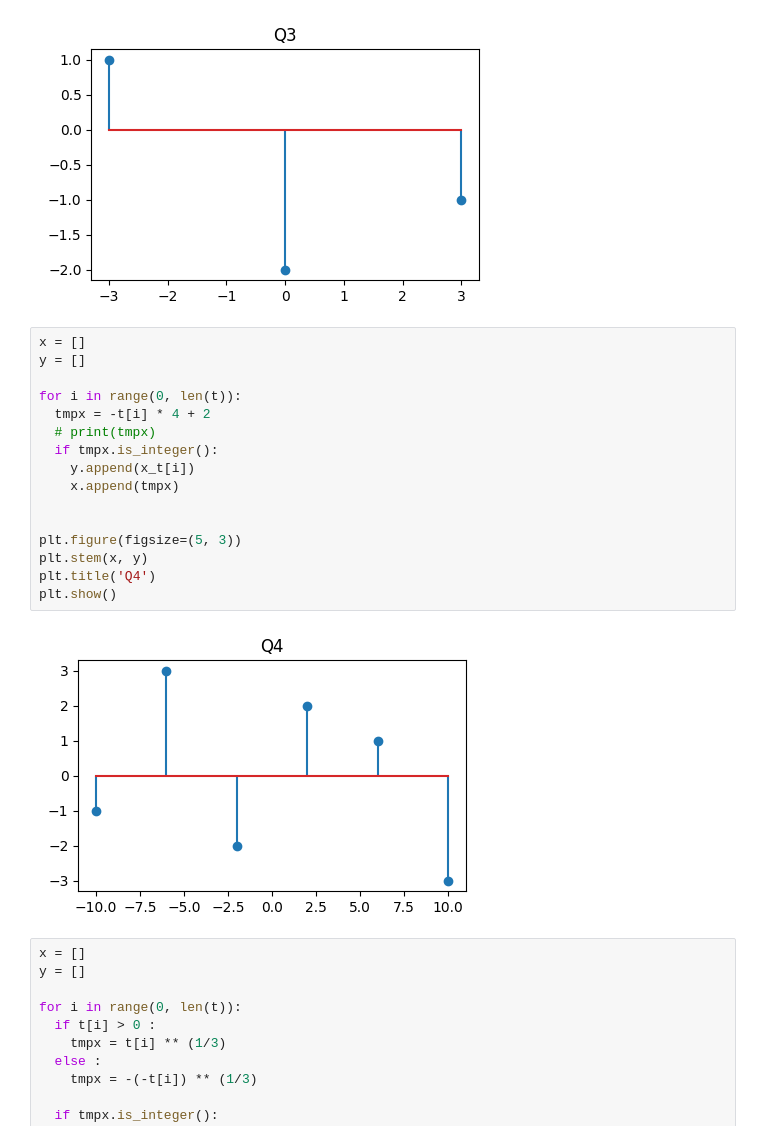
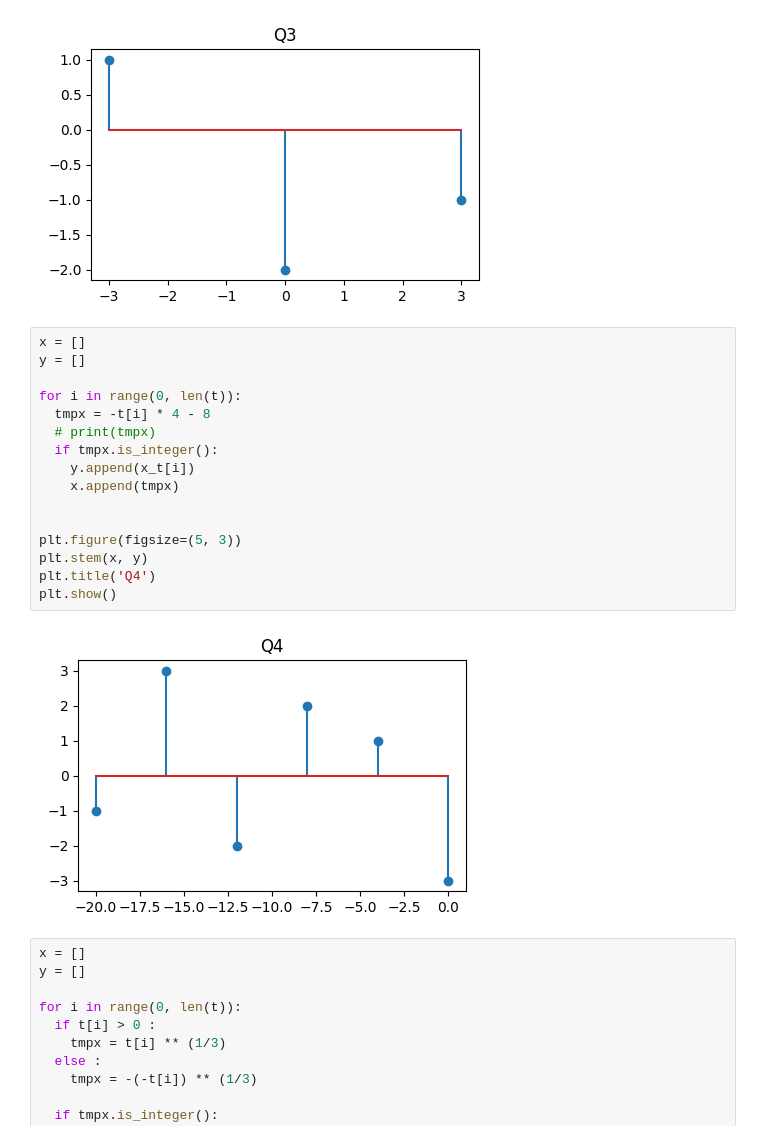
Before and after one commit to ChanatpakornS/Chula-CP-Courses, a Jupyter notebook: CU_ComEngMath_2/assignment/Com_Eng_Math_2_1_2024_Assignment_1.ipynb, the cells around one changed output. Cells and saved outputs as stored; diff of their text form.

```diff
--- a/CU_ComEngMath_2/assignment/Com_Eng_Math_2_1_2024_Assignment_1.ipynb
+++ b/CU_ComEngMath_2/assignment/Com_Eng_Math_2_1_2024_Assignment_1.ipynb
@@ -197,21 +197,21 @@ plt.show()
 # %%
 x = []
 y = []
 
 for i in range(0, len(t)):
-  tmpx = -t[i] * 4 + 2
+  tmpx = -t[i] * 4 - 8
   # print(tmpx)
   if tmpx.is_integer():
     y.append(x_t[i])
     x.append(tmpx)
 
 
 plt.figure(figsize=(5, 3))
 plt.stem(x, y)
 plt.title('Q4')
 plt.show()
 # %% [output]
-[figure, old version]
+[figure, new version]
 # %%
 x = []
 y = []
```
